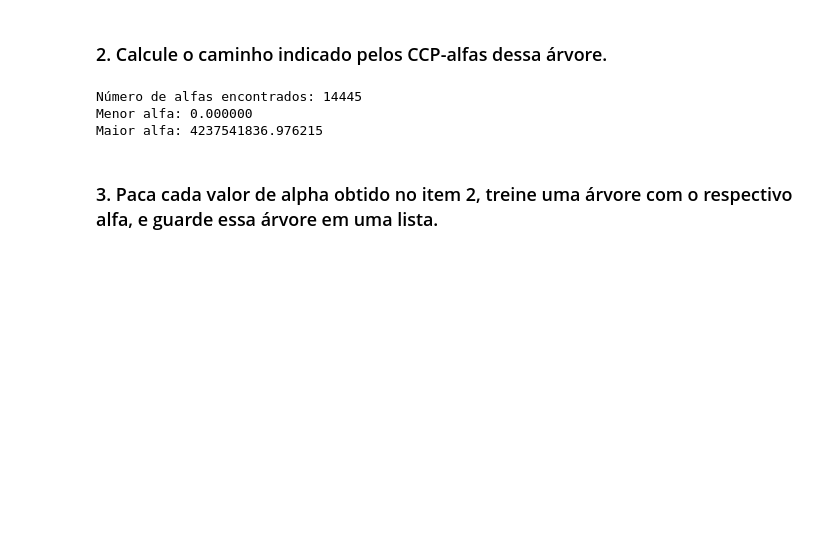
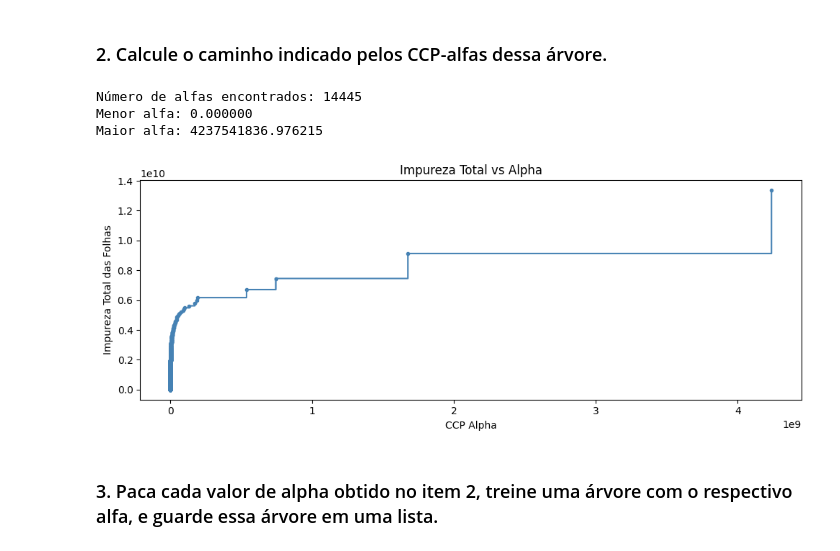
Before and after one commit to DDricko/Ciencia_de_dados_Ebac, a Jupyter notebook: Mod11/Profissao_Cientista_de_Dados_M11_assignment02.ipynb, the cells around one changed output. Saved outputs shown, nothing was run; the diff lists cells and outputs as text; code cells hidden in the pictures; blank space fills up the shorter version.

```diff
--- a/Mod11/Profissao_Cientista_de_Dados_M11_assignment02.ipynb
+++ b/Mod11/Profissao_Cientista_de_Dados_M11_assignment02.ipynb
@@ -90,2 +67,14 @@ plt.show()
+# %%
+# Visualização do caminho CCP: impureza total vs alfa
+# O gráfico de n_leaves será gerado junto com o Ex. 3 para evitar loop duplo
+plt.figure(figsize=(10, 4))
+plt.plot(ccp_alphas, impurities, marker='o', markersize=3, drawstyle='steps-post', color='steelblue')
+plt.xlabel('CCP Alpha')
+plt.ylabel('Impureza Total das Folhas')
+plt.title('Impureza Total vs Alpha')
+plt.tight_layout()
+plt.show()
+# %% [output]
+[figure, added]
 # %% [markdown]
 ### 3. Paca cada valor de alpha obtido no item 2, treine uma árvore com o respectivo alfa, e guarde essa árvore em uma lista.
```
Also changed, not shown: parts of 8 cells of this notebook.
